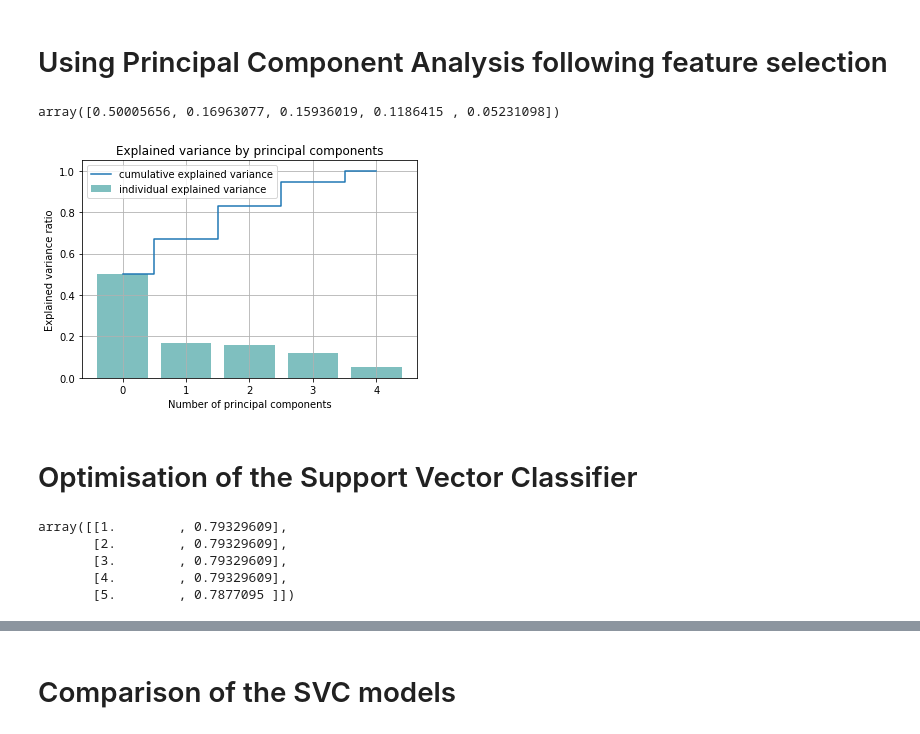
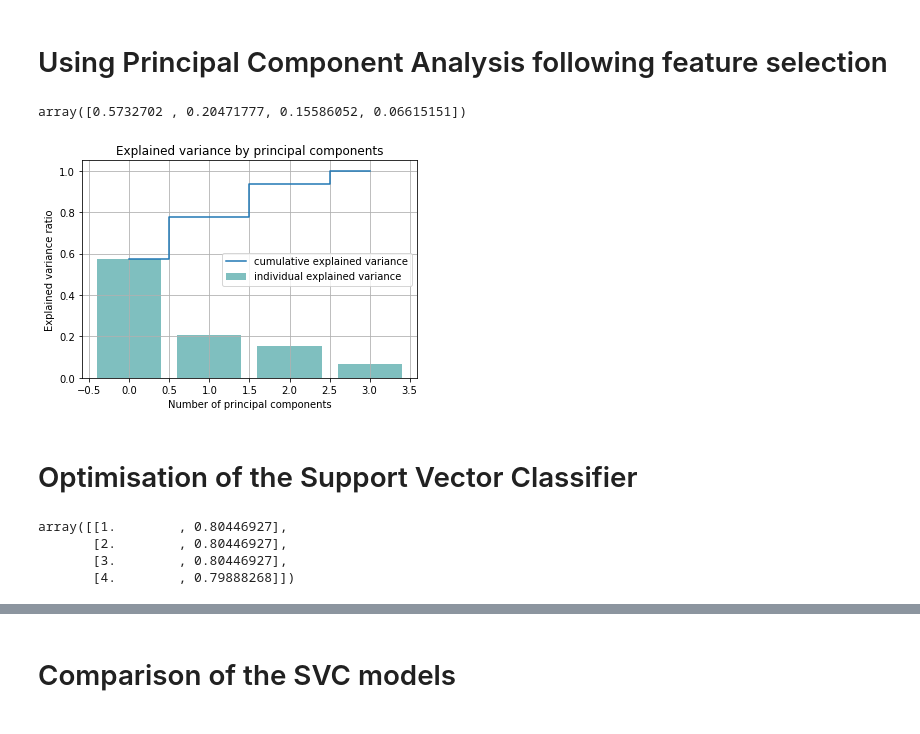
Before and after one commit to liivits/ML, a Jupyter notebook: MLHB-CHME0016_ZVWB0.ipynb, the cells around one changed output, grey strips where cells are left out. Drawn from its saved outputs; the diff is of its cells as text; code cells hidden in the pictures.

```diff
--- a/MLHB-CHME0016_ZVWB0.ipynb
+++ b/MLHB-CHME0016_ZVWB0.ipynb
@@ -588,7 +588,7 @@ plt.show()
 [figure]
 # %%
 #Redefining the features to be used for building the model, only including the 5 most important featres
-X=df2[['age','mass_margin_1.0', 'mass_shape_4.0','mass_shape_2.0','mass_margin_5.0']]
+X=df2[['age','mass_margin_1.0', 'mass_shape_4.0','mass_shape_2.0']]
 # %%
 #Using StandardScaler to centre feature columns to have a mean of 0 and a standard deviation of 1
 X = StandardScaler().fit_transform(X)
@@ -606,19 +606,19 @@ pca = PCA()
 X_train_pca = pca.fit_transform(X_train)
 pca.explained_variance_ratio_
 # %% [output]
-array([0.50005656, 0.16963077, 0.15936019, 0.1186415 , 0.05231098])
+array([0.5732702 , 0.20471777, 0.15586052, 0.06615151])
 # %%
 #Plotting the variance explained ratio and the cumulative variance
-plt.bar(np.arange(5), pca.explained_variance_ratio_, alpha=0.5, color = 'teal', align='center',label='individual explained variance')
-plt.step(np.arange(5), np.cumsum(pca.explained_variance_ratio_), where='mid',label='cumulative explained variance')
+plt.bar(np.arange(4), pca.explained_variance_ratio_, alpha=0.5, color = 'teal', align='center',label='individual explained variance')
+plt.step(np.arange(4), np.cumsum(pca.explained_variance_ratio_), where='mid',label='cumulative explained variance')
 plt.ylabel('Explained variance ratio')
 plt.xlabel('Number of principal components')
 plt.grid(True)
 plt.legend(loc='best')
 plt.title('Explained variance by principal components')
 plt.show()
 # %% [output]
-[figure, old version]
+[figure, new version]
 # %% [markdown]
 # Optimisation of the Support Vector Classifier
 # %%
@@ -626,7 +626,7 @@ plt.show()
 def plotvector(X_train, y_train, X_test, y_test):
     results = []
 
-    for i in range(1, 6):
+    for i in range(1, 5):
         pipe_svc = Pipeline([('pca',PCA(n_components = i)),
                      ('clf',SVC(probability=True, verbose = False))])
 
@@ -638,11 +638,10 @@ def plotvector(X_train, y_train, X_test, y_test):
 PCA_accuracy =  plotvector(X_train, y_train, X_test, y_test)
 PCA_accuracy
 # %% [output]
-array([[1.        , 0.79329609],
-       [2.        , 0.79329609],
-       [3.        , 0.79329609],
-       [4.        , 0.79329609],
-       [5.        , 0.7877095 ]])
+array([[1.        , 0.80446927],
+       [2.        , 0.80446927],
+       [3.        , 0.80446927],
+       [4.        , 0.79888268]])
 # %%
 #Plotting the accuracy of the model with different number of PCA components
 plt.plot(PCA_accuracy[:,0], PCA_accuracy[:,1], color='b', label='ACC')
```
Also changed, not shown: parts of 23 cells of this notebook, 1 other file.
